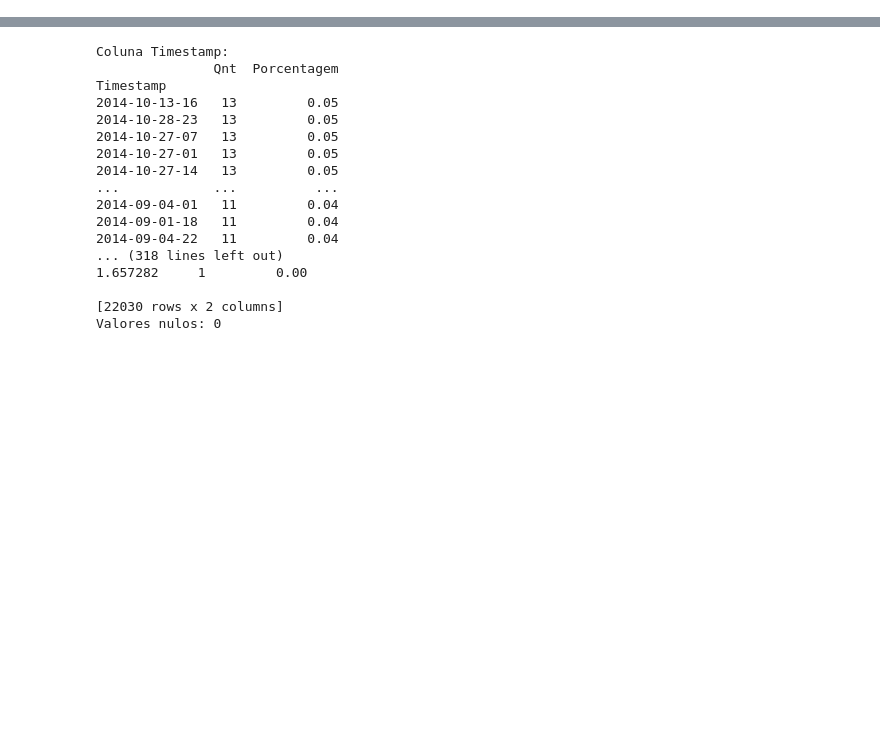
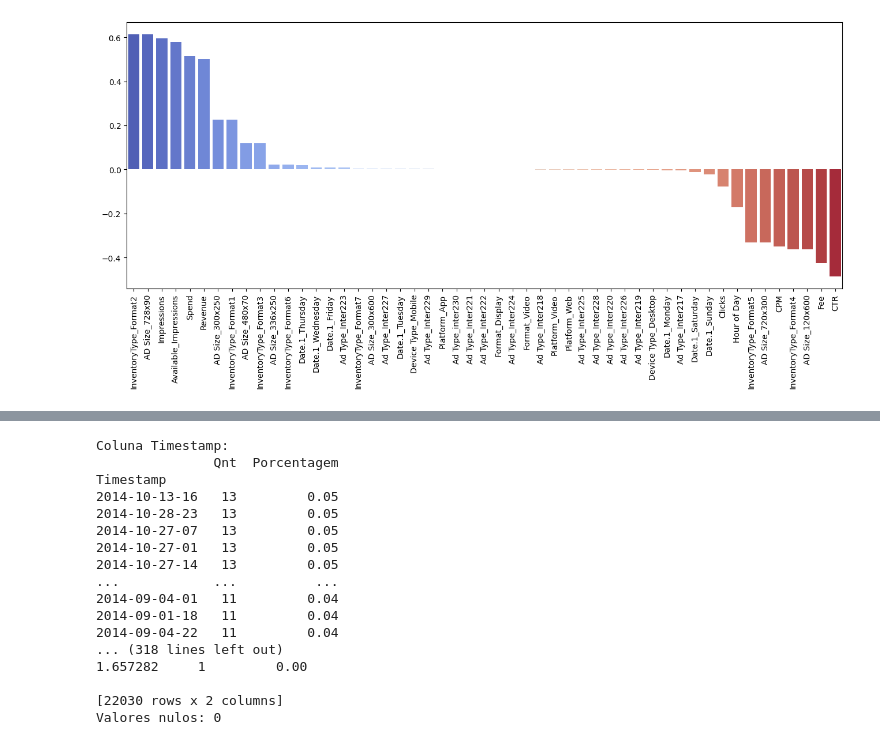
Before and after one commit to Sirius-146/projetoV_ifoodtech, a Jupyter notebook: projeto_ifoodtechV.ipynb, the cells around one changed output, grey strips where cells are left out. Drawn from its saved outputs; the diff is of its cells as text; code cells hidden in the pictures; blank space fills up the shorter version.

```diff
--- a/projeto_ifoodtechV.ipynb
+++ b/projeto_ifoodtechV.ipynb
@@ -29,0 +71,15 @@ df_1.head(3)
+# %%
+dummies = pd.get_dummies(df_1[[ 'Hour of Day', 'Date.1', 'InventoryType',
+       'AD Size', 'Ad Type', 'Platform', 'Device Type', 'Format',
+       'Available_Impressions', 'Impressions', 'Clicks',
+       'Spend', 'Fee', 'Revenue', 'CTR', 'CPM', 'CPC']])
+teste = dummies.corr()['CPC'].sort_values(ascending=False)[1:]
+
+fig, ax = plt.subplots(figsize= (16, 6))
+sns.barplot(x=teste.index, y=teste.values, palette='coolwarm')
+ax.tick_params(axis='x', rotation=90)
+ax.set_xlabel('')
+
+plt.show()
+# %% [output]
+[figure, added]
```
Also changed, not shown: parts of 16 cells of this notebook.
